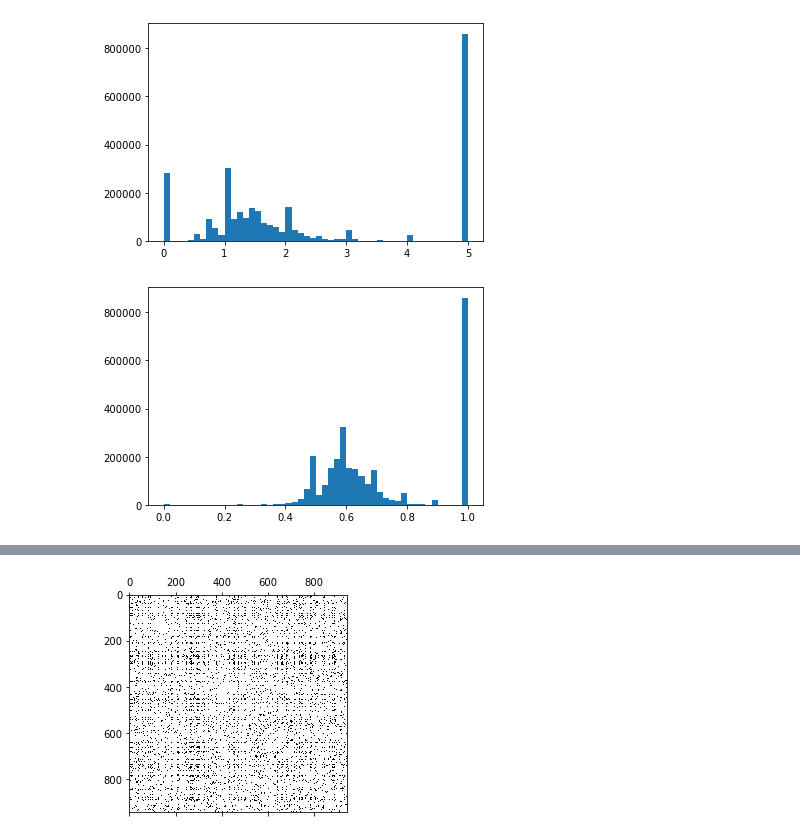
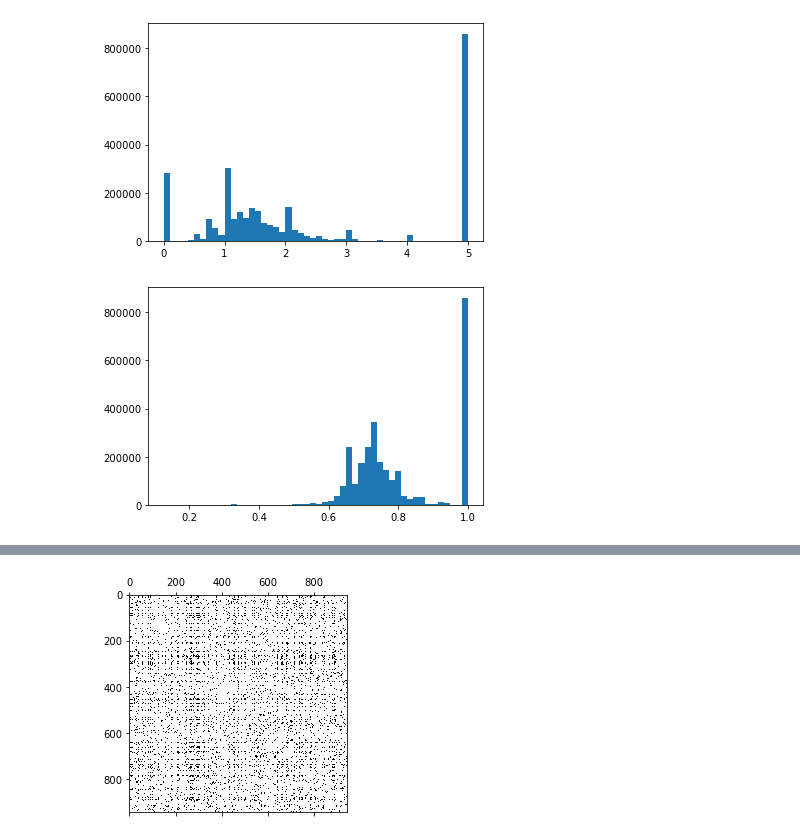
Before and after one commit to jlabhard/ntds_project_movielens, a Jupyter notebook: Untitled.ipynb, the cells around one changed output, grey strips where cells are left out. Drawn from its saved outputs; the diff is of its cells as text; code cells hidden in the pictures.

```diff
--- a/Untitled.ipynb
+++ b/Untitled.ipynb
@@ -57,0 +58,25 @@ jaccard_similarity_users = squareform(pdist(ratings != 0, metric = 'jaccard'))
+# %%
+'''Custom metric functions'''
+def number_common(u, v) :
+    return ((u != 0) & (v != 0)).sum()
+
+def euclidean_distance_common(u, v) :
+    # get common values
+    mask = ((u != 0) & (v != 0))
+    count = mask.sum()
+    if (count == 0):
+        return 5
+
+    return np.sqrt(sqeuclidean(u[mask], v[mask]) / count)
+# %%
+'''Movie based distance matrices'''
+# N
+common_movies = squareform(pdist(ratings.T, metric = number_common))
+common_movies -= np.diag(np.diag(common_movies))
+common_movies = 1 - (common_movies - common_movies.min()) / (common_movies.max() - common_movies.min()) - np.eye(common_movies.shape[0])
+
+#J
+jaccard_similarity_movies = squareform(pdist(ratings.T != 0, metric = 'jaccard'))
+
+#E
+euclidean_distance_matrix_movies = squareform(pdist(ratings.T, metric = euclidean_distance_common))
@@ -66,7 +108,7 @@ plt.show()
 # %% [output]
 [figure]
 # %%
-plt.hist((jaccard_similarity_movies.flatten() + euclidean_distance_matrix_movies.flatten() * 0.2) / 2, bins = 50)
+plt.hist((jaccard_similarity_movies.flatten() + euclidean_distance_matrix_movies.flatten() * 0.2 + common_movies.flatten()) / 3, bins = 50)
 plt.show()
 # %% [output]
-[figure, old version]
+[figure, new version]
```
Also changed, not shown: parts of 26 cells of this notebook.
